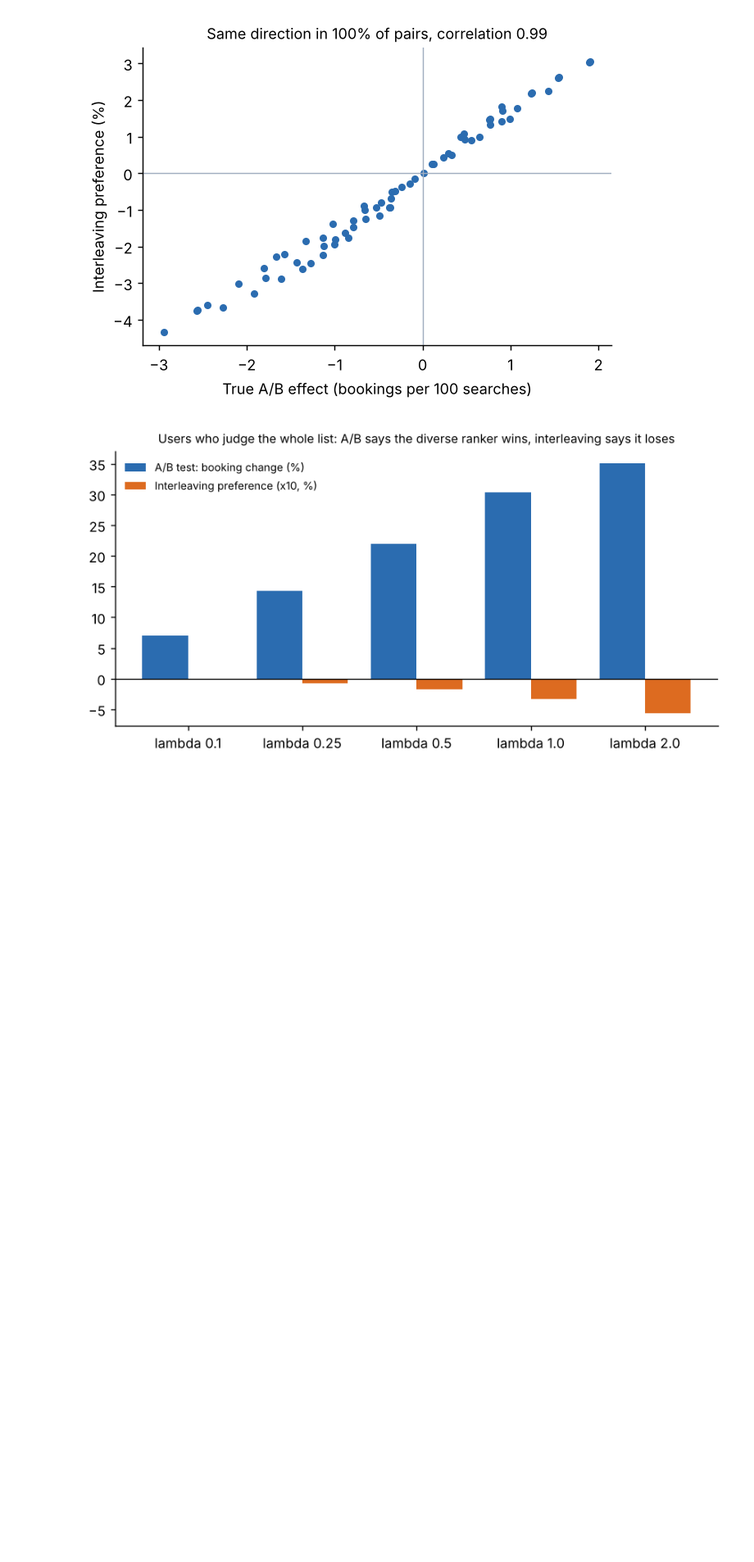
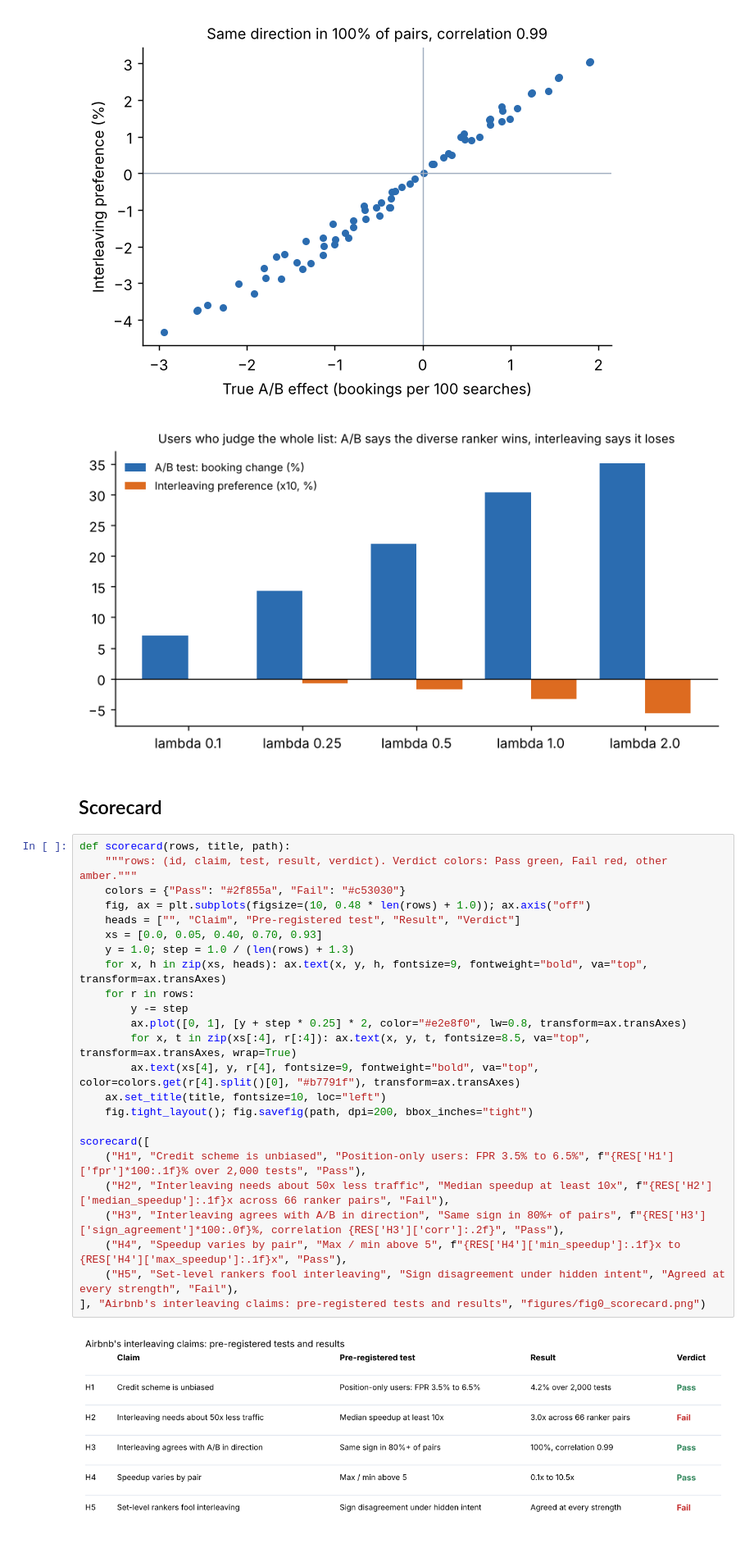
Before and after one commit to ZFayFay/airbnb-interleaving-replication, a Jupyter notebook: airbnb_interleaving_replication.ipynb, the cells around one changed output. Shown at 82% size. Drawn from its saved outputs; the diff is of its cells as text; blank space fills up the shorter version.

Commit message:
Robustness checks, scorecard, revised write-up
Co-Authored-By: Claude Opus 5.5 <noreply@anthropic.com>
Claude-Session: https://claude.ai/code/session_01Wbjt2Q8rNLmbdQUsrvNaRK

```diff
--- a/airbnb_interleaving_replication.ipynb
+++ b/airbnb_interleaving_replication.ipynb
@@ -377,3 +401,31 @@ print({k: RES[k]["pass_"] for k in ["H1", "H2", "H3", "H4", "H5"]})
 [figure]
 [figure]
 [figure]
+# %% [markdown]
+## Scorecard
+# %%
+def scorecard(rows, title, path):
+    """rows: (id, claim, test, result, verdict). Verdict colors: Pass green, Fail red, other amber."""
+    colors = {"Pass": "#2f855a", "Fail": "#c53030"}
+    fig, ax = plt.subplots(figsize=(10, 0.48 * len(rows) + 1.0)); ax.axis("off")
+    heads = ["", "Claim", "Pre-registered test", "Result", "Verdict"]
+    xs = [0.0, 0.05, 0.40, 0.70, 0.93]
+    y = 1.0; step = 1.0 / (len(rows) + 1.3)
+    for x, h in zip(xs, heads): ax.text(x, y, h, fontsize=9, fontweight="bold", va="top", transform=ax.transAxes)
+    for r in rows:
+        y -= step
+        ax.plot([0, 1], [y + step * 0.25] * 2, color="#e2e8f0", lw=0.8, transform=ax.transAxes)
+        for x, t in zip(xs[:4], r[:4]): ax.text(x, y, t, fontsize=8.5, va="top", transform=ax.transAxes, wrap=True)
+        ax.text(xs[4], y, r[4], fontsize=9, fontweight="bold", va="top", color=colors.get(r[4].split()[0], "#b7791f"), transform=ax.transAxes)
+    ax.set_title(title, fontsize=10, loc="left")
+    fig.tight_layout(); fig.savefig(path, dpi=200, bbox_inches="tight")
+
+scorecard([
+    ("H1", "Credit scheme is unbiased", "Position-only users: FPR 3.5% to 6.5%", f"{RES['H1']['fpr']*100:.1f}% over 2,000 tests", "Pass"),
+    ("H2", "Interleaving needs about 50x less traffic", "Median speedup at least 10x", f"{RES['H2']['median_speedup']:.1f}x across 66 ranker pairs", "Fail"),
+    ("H3", "Interleaving agrees with A/B in direction", "Same sign in 80%+ of pairs", f"{RES['H3']['sign_agreement']*100:.0f}%, correlation {RES['H3']['corr']:.2f}", "Pass"),
+    ("H4", "Speedup varies by pair", "Max / min above 5", f"{RES['H4']['min_speedup']:.1f}x to {RES['H4']['max_speedup']:.1f}x", "Pass"),
+    ("H5", "Set-level rankers fool interleaving", "Sign disagreement under hidden intent", "Agreed at every strength", "Fail"),
+], "Airbnb's interleaving claims: pre-registered tests and results", "figures/fig0_scorecard.png")
+# %% [output]
+[figure, added]
```
Also changed, not shown: parts of 2 cells of this notebook, 5 other files.
